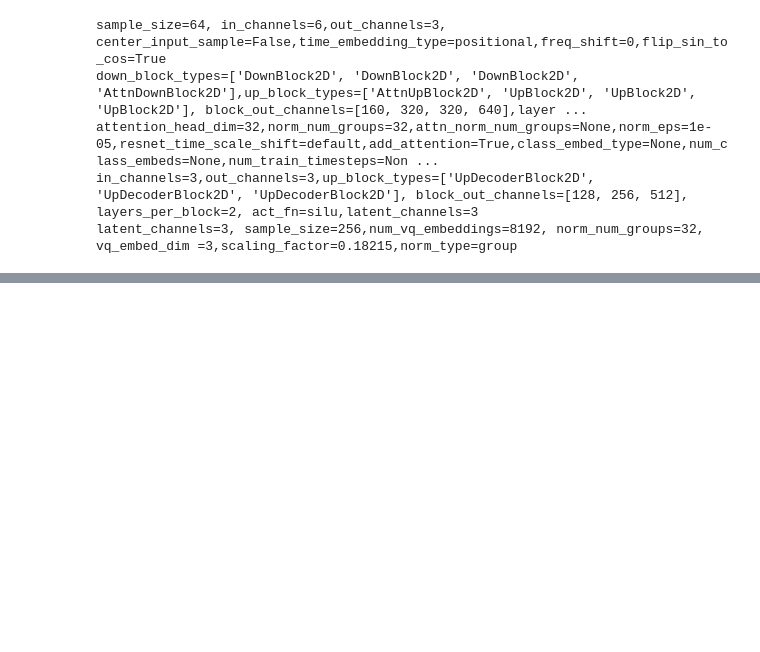
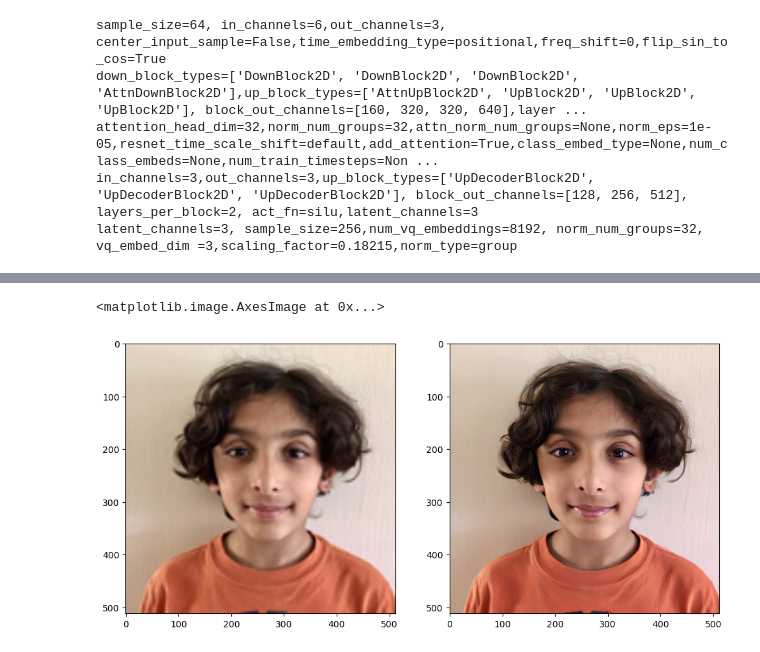
Before and after one commit to madhuhegde/super_resolution, a Jupyter notebook: super_resolution.ipynb, the cells around one changed output, grey strips where cells are left out. Cells and saved outputs as stored; diff of their text form; code cells hidden in the pictures; blank space fills up the shorter version.

```diff
--- a/super_resolution.ipynb
+++ b/super_resolution.ipynb
@@ -117,0 +85,4 @@ image
+# %%
+pipeline = LDMConsistencySRPipeline()
+pipeline.vaedecoder.to(device)
+pipeline.unet.to(device)
@@ -117,0 +112,31 @@ image
+# %%
+#set device
+if RASPBERRY_PI:
+   device = "cpu" #"cuda" if torch.cuda.is_available() else "cpu"
+   PATH_UNET = "/home/raspberry/work/diffusion/Unet_model_dict.pt"
+   PATH_VAE_DECODER = "/home/raspberry/work/diffusion/vae_decoder_model.pt"
+   pipeline.unet.load_state_dict(torch.load(PATH_UNET)) #, map_location=torch.device('cpu')))
+   pipeline.vaedecoder.load_state_dict(torch.load(PATH_VAE_DECODER))
+else:
+   PATH_UNET = "/Users/madhuhegde/work/diffusion/LDM/con_unet_model.pt"
+   PATH_VAE_DECODER = "/Users/madhuhegde/work/diffusion/LDM/vae_decoder_model.pt"
+   device = "cuda" if torch.cuda.is_available() else "cpu"
+   #pipeline.vqvae.load_state_dict(torch.load(PATH_VQVAE))
+   pipeline.unet.load_state_dict(torch.load(PATH_UNET, map_location=torch.device('cpu')))
+   pipeline.vaedecoder.load_state_dict(torch.load(PATH_VAE_DECODER))
+# %%
+# run pipeline in inference (sample random noise and denoise)
+super_res_image = pipeline(down_size_img, num_inference_steps=2).images[0]
+#del pipeline
+# %%
+import matplotlib.pyplot as plt
+if RASPBERRY_PI:
+   low_res_img = down_size_img.resize((96*4, 96*4))
+else:
+   low_res_img = down_size_img.resize((128*4, 128*4))
+f, axarr = plt.subplots(1,2, figsize=(12, 12))
+axarr[0].imshow(low_res_img )
+axarr[1].imshow(super_res_image )
+# %% [output]
+<matplotlib.image.AxesImage at 0x...>
+[figure, added]
```
Also changed, not shown: parts of 8 cells of this notebook, 5 other files.
